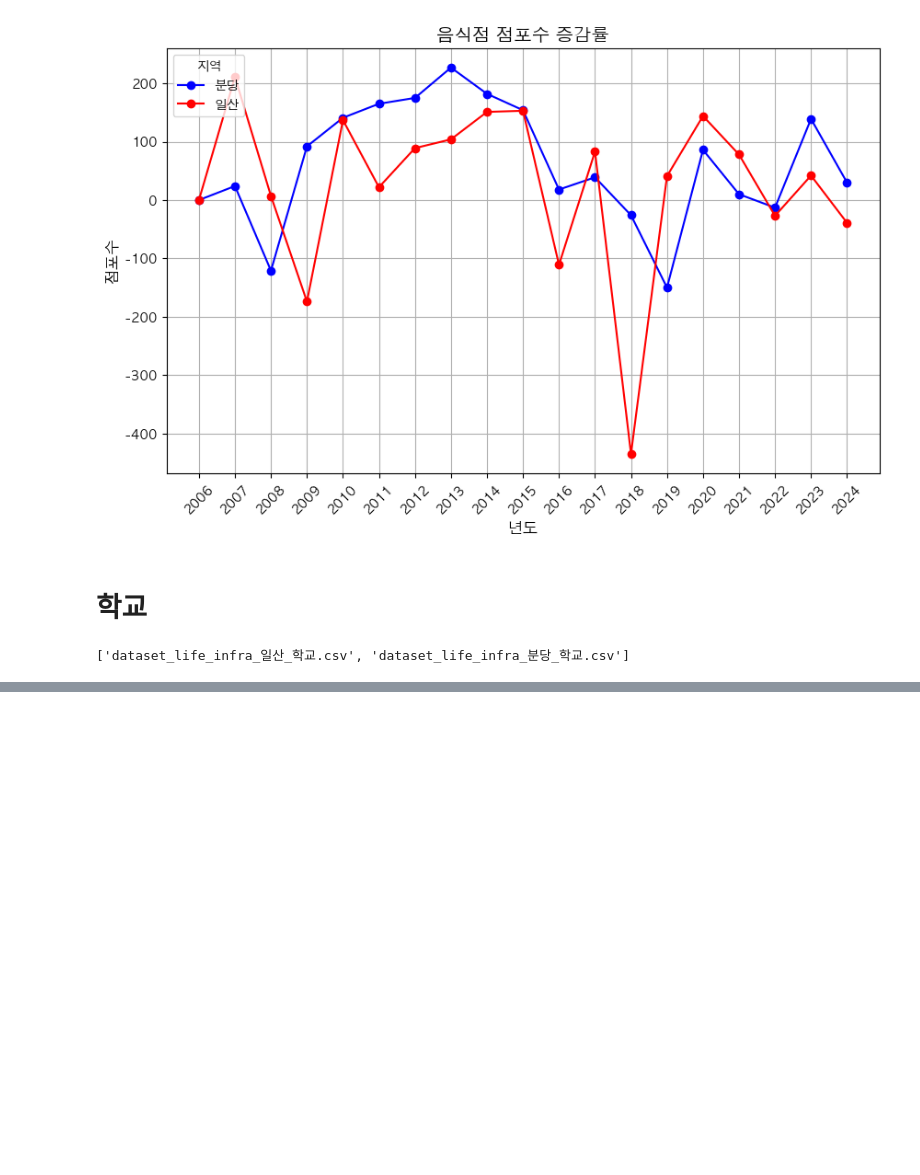
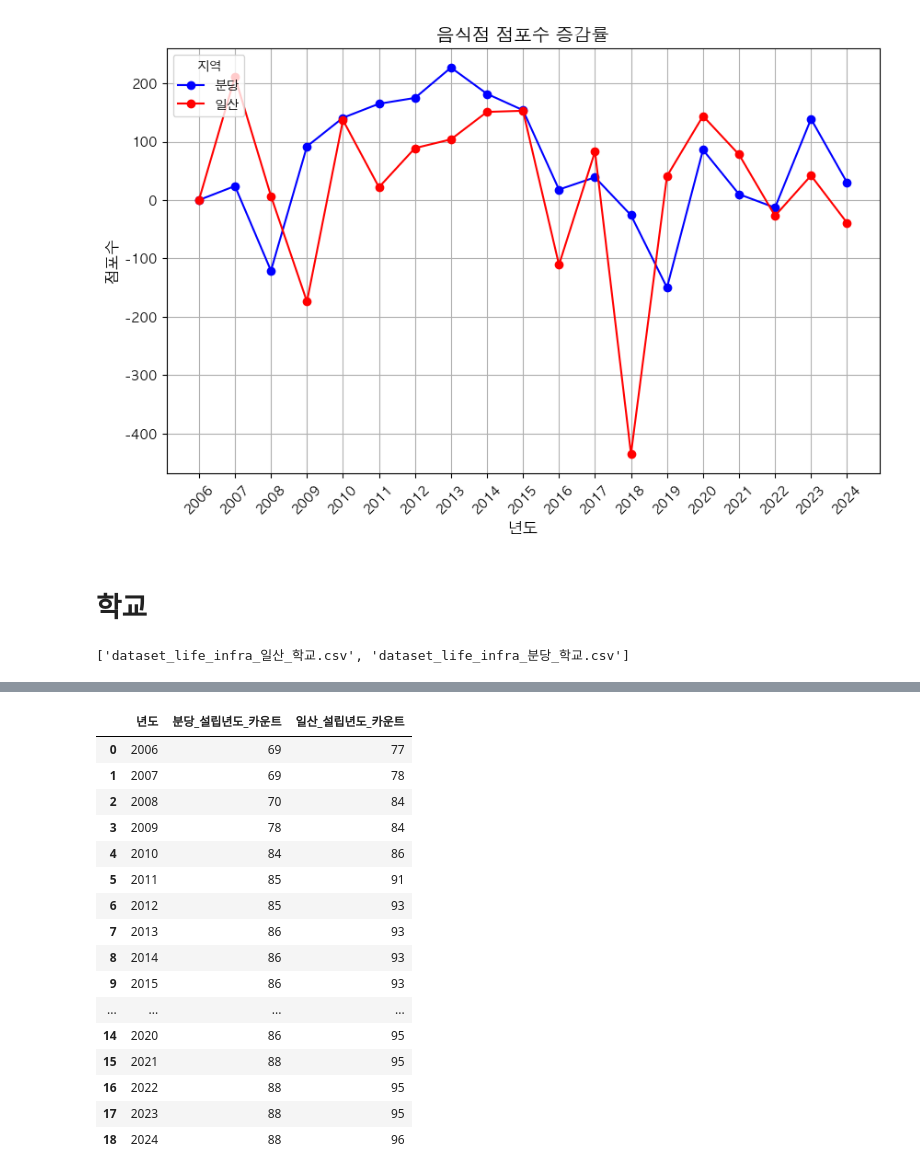
Before and after one commit to SnapishAgent/Ilsan-Investment-Insight, a Jupyter notebook: 생활 인프라/dataset_visualize_life_infra.ipynb, the cells around one changed output, grey strips where cells are left out. Saved outputs shown, nothing was run; the diff lists cells and outputs as text; code cells hidden in the pictures; blank space fills up the shorter version.

```diff
--- a/생활 인프라/dataset_visualize_life_infra.ipynb
+++ b/생활 인프라/dataset_visualize_life_infra.ipynb
@@ -236,0 +228,8 @@ data_bundang.head()
+# %%
+data_bundang['설립년도'] = data_bundang['설립일자'].apply(lambda x: int(x.split("-")[0]))
+data_bundang.loc[:, '설립년도'] = data_bundang['설립년도'].apply(lambda x: 2006 if int(x) < 2006 else x)
+data_bundang_count = data_bundang.groupby('설립년도').size()
+
+data_ilsan['설립년도'] = data_ilsan['설립일자'].apply(lambda x: int(x.split("-")[0]))
+data_ilsan.loc[:, '설립년도'] = data_ilsan['설립년도'].apply(lambda x: 2006 if int(x) < 2006 else x)
+data_ilsan_count = data_ilsan.groupby('설립년도').size()
@@ -236,0 +264,24 @@ data_bundang.head()
+# %%
+count_df_school_cumulative = count_df_school.copy()
+count_df_school_cumulative = count_df_school_cumulative.cumsum()
+# count_df_school_cumulative = count_df_school_cumulative.reset_index()
+count_df_school_cumulative.columns = ['년도', '분당_설립년도_카운트' ,'일산_설립년도_카운트']
+display(count_df_school_cumulative)
+# %% [output]
+|  | 년도 | 분당_설립년도_카운트 | 일산_설립년도_카운트 |
+| 0 | 2006 | 69 | 77 |
+| 1 | 2007 | 69 | 78 |
+| 2 | 2008 | 70 | 84 |
+| 3 | 2009 | 78 | 84 |
+| 4 | 2010 | 84 | 86 |
+| 5 | 2011 | 85 | 91 |
+| 6 | 2012 | 85 | 93 |
+| 7 | 2013 | 86 | 93 |
+| 8 | 2014 | 86 | 93 |
+| 9 | 2015 | 86 | 93 |
+| ... | ... | ... | ... |
+| 14 | 2020 | 86 | 95 |
+| 15 | 2021 | 88 | 95 |
+| 16 | 2022 | 88 | 95 |
+| 17 | 2023 | 88 | 95 |
+| 18 | 2024 | 88 | 96 |
```
Also changed, not shown: parts of 4 cells of this notebook.
